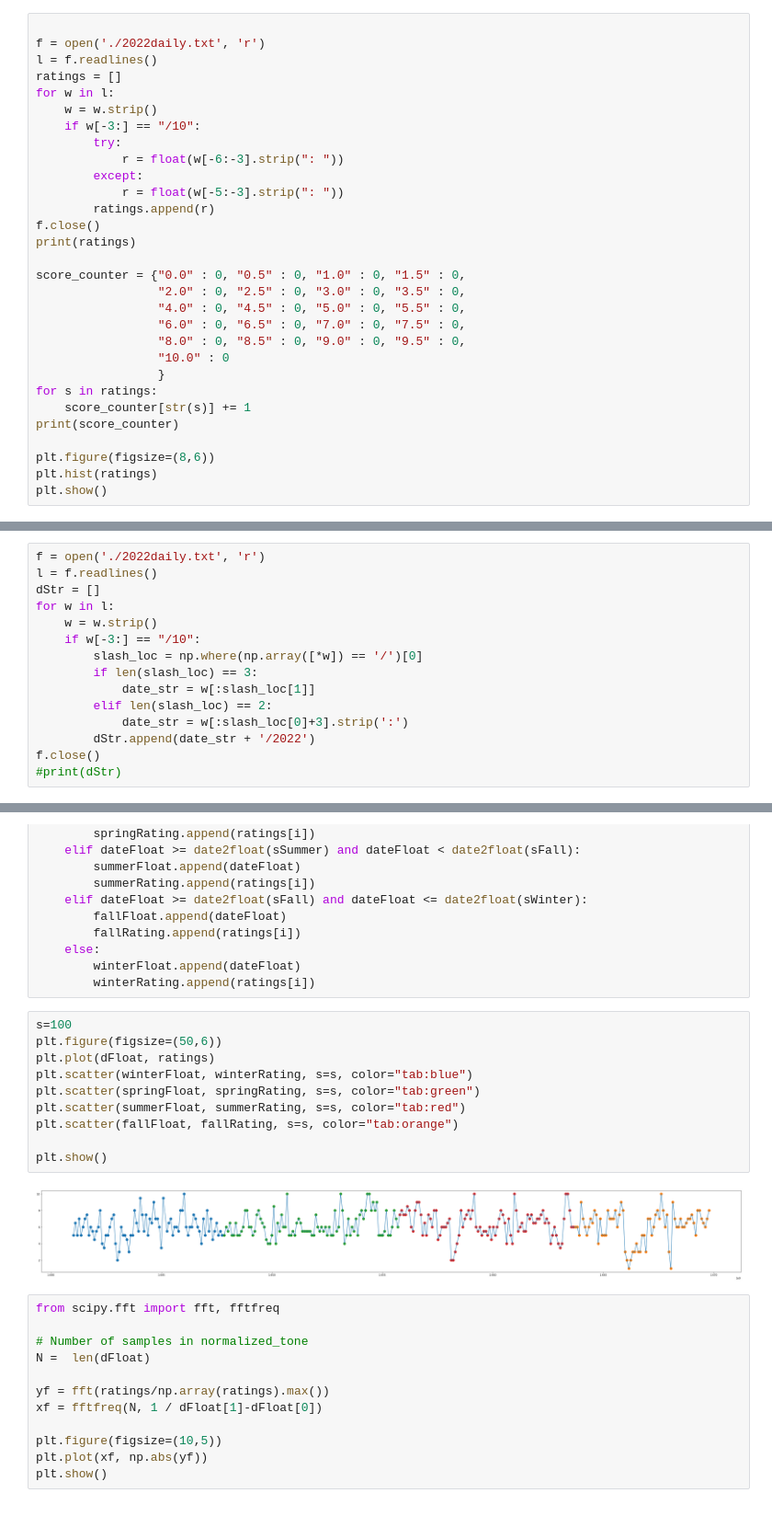
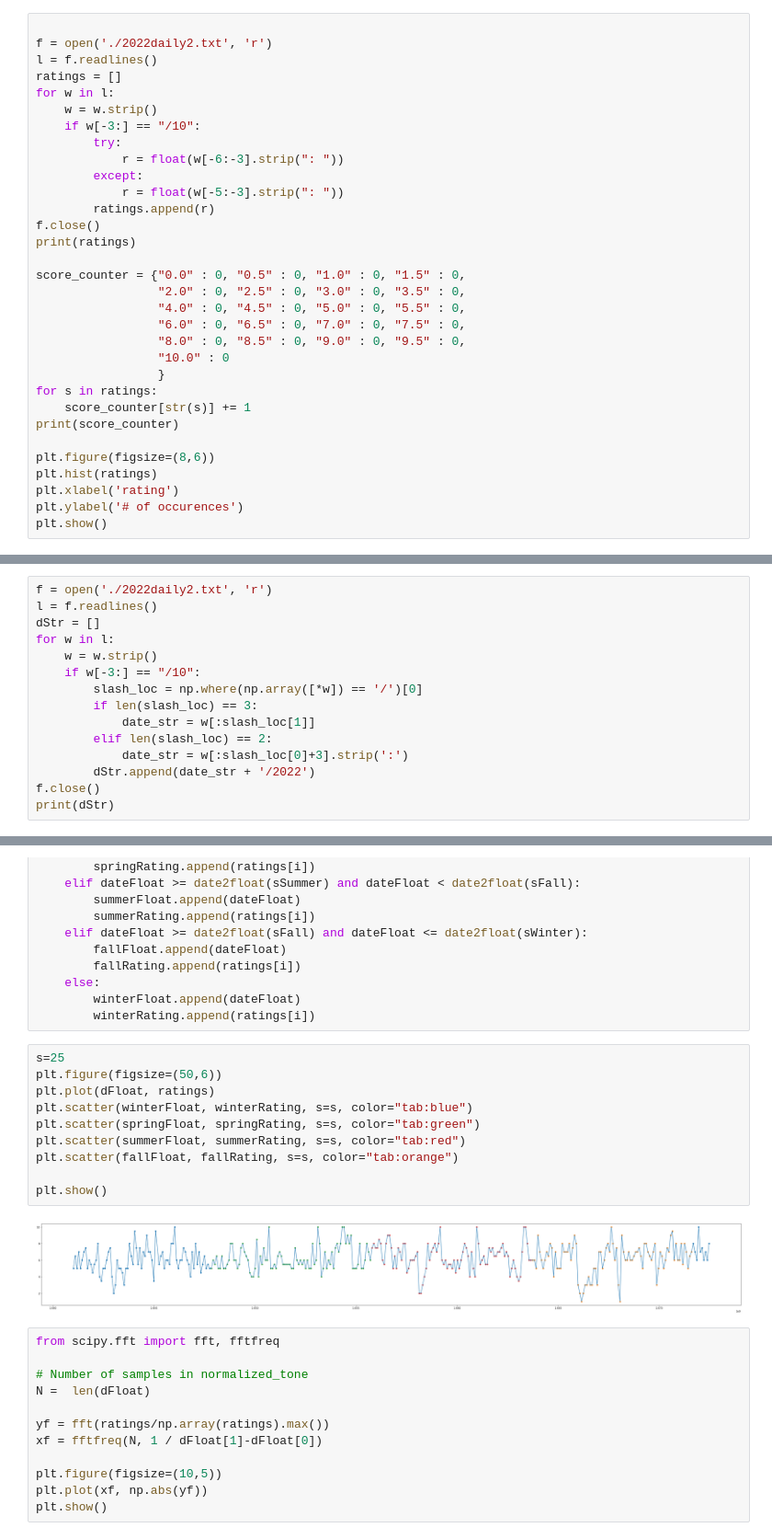
Before and after one commit to seanlabean/PythonProjects, a Jupyter notebook: NoteCloud/notecloud-dev.ipynb, the cells around one changed output, grey strips where cells are left out. Shown at 92% size. Cells and saved outputs as stored; diff of their text form.

```diff
--- a/NoteCloud/notecloud-dev.ipynb
+++ b/NoteCloud/notecloud-dev.ipynb
@@ -4,6 +5,6 @@ import matplotlib.pyplot as plt
 # %%
 
-f = open('./2022daily.txt', 'r')
+f = open('./2022daily2.txt', 'r')
 l = f.readlines()
 ratings = []
 for w in l:
@@ -30,6 +31,8 @@ print(score_counter)
 
 plt.figure(figsize=(8,6))
 plt.hist(ratings)
+plt.xlabel('rating')
+plt.ylabel('# of occurences')
 plt.show()
 # %% [output]
 [5.0, 6.5, 5.0, 7.0, 5.0, 6.0, 7.0, 7.5, 5.0, 6.0, 5.5, 4.5, 5.5, 6.0, 8.0, 4.0, 3.5, 5.0, 5.0, 6.0, 7.0, 7.5, 4.0, 2.0, 3.0, 6.0, 5.0, 5.0, 4.5, 3.0, 5.0, 5.0, 8.0, 6.5, 5.5, 9.5, 7.5, 5.5, 7.5, 5.0, ...
@@ -41,7 +44,7 @@ print(a.strip(":"))
 # %% [output]
 6/1
 # %%
-f = open('./2022daily.txt', 'r')
+f = open('./2022daily2.txt', 'r')
 l = f.readlines()
 dStr = []
 for w in l:
@@ -54,4 +57,4 @@ for w in l:
             date_str = w[:slash_loc[0]+3].strip(':')
         dStr.append(date_str + '/2022')
 f.close()
-#print(dStr)
+print(dStr)
@@ -95,17 +101,17 @@ for i,d in enumerate(dStr):
         winterFloat.append(dateFloat)
         winterRating.append(ratings[i])
 # %%
-s=100
+s=25
 plt.figure(figsize=(50,6))
 plt.plot(dFloat, ratings)
 plt.scatter(winterFloat, winterRating, s=s, color="tab:blue")
 plt.scatter(springFloat, springRating, s=s, color="tab:green")
 plt.scatter(summerFloat, summerRating, s=s, color="tab:red")
 plt.scatter(fallFloat, fallRating, s=s, color="tab:orange")
 
 plt.show()
 # %% [output]
-[figure, old version]
+[figure, new version]
 # %%
 from scipy.fft import fft, fftfreq
 
```
Also changed, not shown: parts of 5 cells of this notebook, 2 other files.
